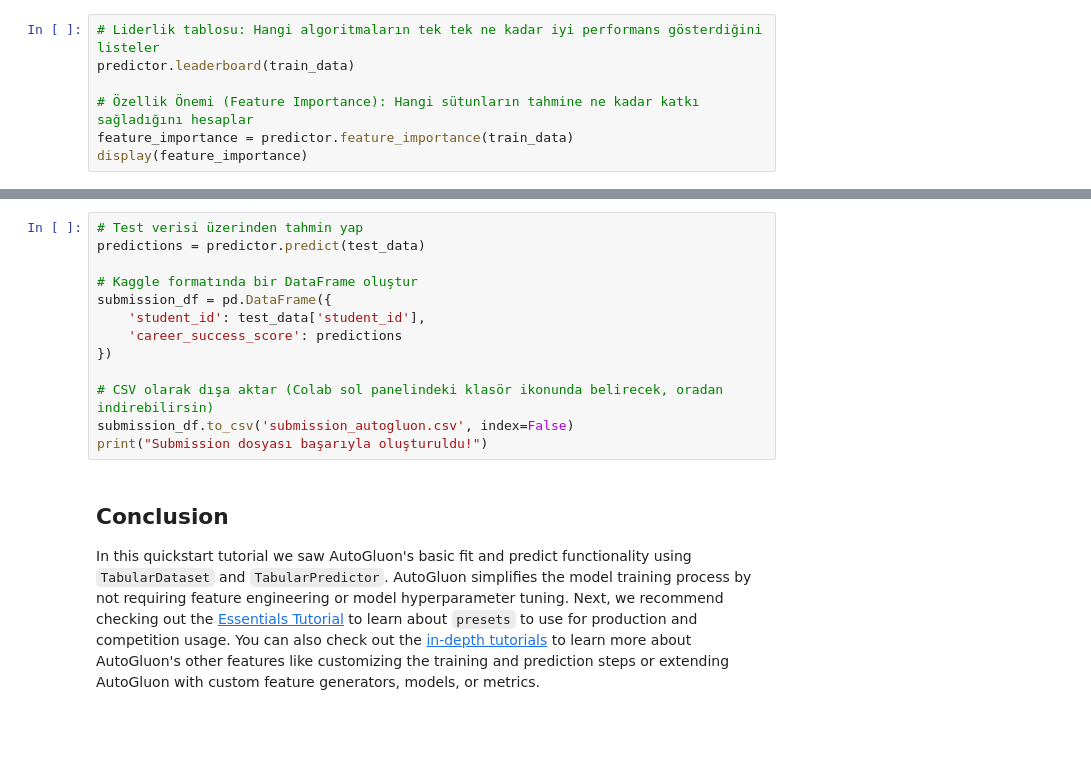
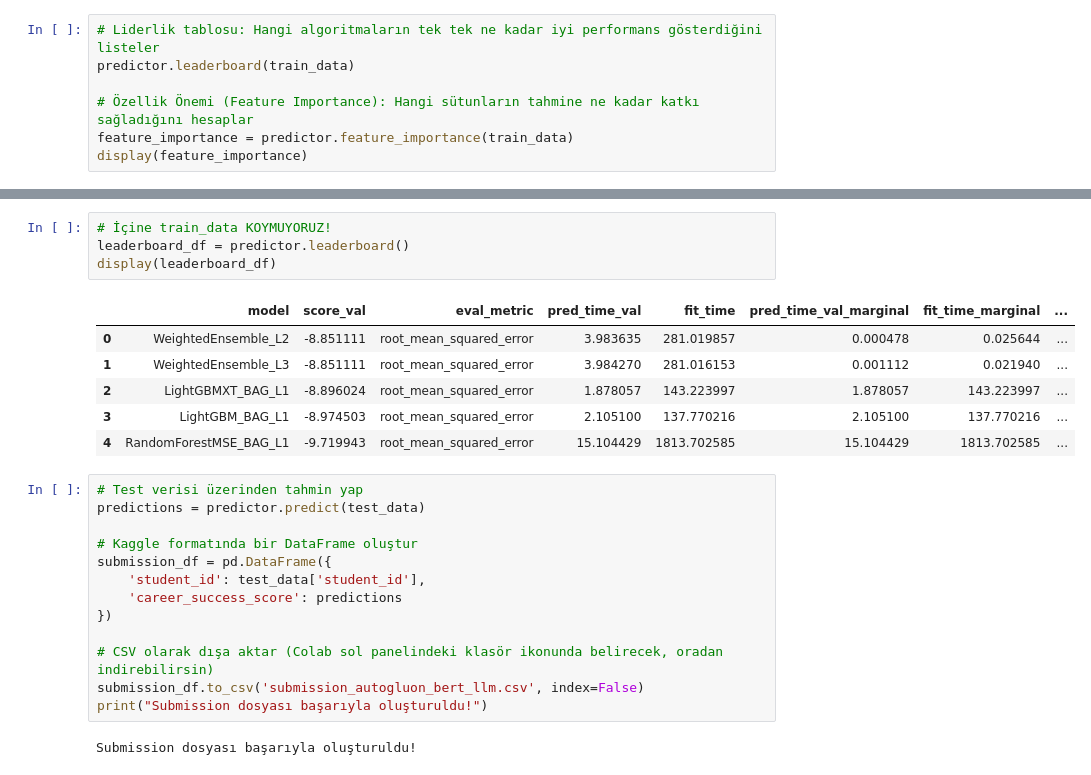
Before and after one commit to Aosm26/btkdatathon, a Jupyter notebook: autogluon_özelliksiz_llm_bert.ipynb, the cells around one changed output, grey strips where cells are left out. Cells and saved outputs as stored; diff of their text form; blank space fills up the shorter version.

```diff
--- a/autogluon_özelliksiz_llm_bert.ipynb
+++ b/autogluon_özelliksiz_llm_bert.ipynb
@@ -102,3 +147,14 @@ display(feature_importance)
+# %%
+# İçine train_data KOYMUYORUZ!
+leaderboard_df = predictor.leaderboard()
+display(leaderboard_df)
+# %% [output]
+|  | model | score_val | eval_metric | pred_time_val | fit_time | pred_time_val_marginal | fit_time_marginal | ... |
+| 0 | WeightedEnsemble_L2 | -8.851111 | root_mean_squared_error | 3.983635 | 281.019857 | 0.000478 | 0.025644 | ... |
+| 1 | WeightedEnsemble_L3 | -8.851111 | root_mean_squared_error | 3.984270 | 281.016153 | 0.001112 | 0.021940 | ... |
+| 2 | LightGBMXT_BAG_L1 | -8.896024 | root_mean_squared_error | 1.878057 | 143.223997 | 1.878057 | 143.223997 | ... |
+| 3 | LightGBM_BAG_L1 | -8.974503 | root_mean_squared_error | 2.105100 | 137.770216 | 2.105100 | 137.770216 | ... |
+| 4 | RandomForestMSE_BAG_L1 | -9.719943 | root_mean_squared_error | 15.104429 | 1813.702585 | 15.104429 | 1813.702585 | ... |
 # %%
 # Test verisi üzerinden tahmin yap
 predictions = predictor.predict(test_data)
@@ -110,9 +166,7 @@ submission_df = pd.DataFrame({
 })
 
 # CSV olarak dışa aktar (Colab sol panelindeki klasör ikonunda belirecek, oradan indirebilirsin)
-submission_df.to_csv('submission_autogluon.csv', index=False)
+submission_df.to_csv('submission_autogluon_bert_llm.csv', index=False)
 print("Submission dosyası başarıyla oluşturuldu!")
+# %% [output]
+Submission dosyası başarıyla oluşturuldu!
-# %% [markdown]
-## Conclusion
-
-In this quickstart tutorial we saw AutoGluon's basic fit and predict functionality using `TabularDataset` and `TabularPredictor`. AutoGluon simplifies the model training process by not requiring feature engineering or model hyperparameter tuning. Next, we recommend checking out the [Essentials Tutorial](tabular-essentials.ipynb) to learn about `presets` to use for production and competition usage. You can also check out the [in-depth tutorials](index.html) to learn more about AutoGluon's other features like customizing the training and prediction steps or extending AutoGluon with custom feature generators, models, or metrics.
```
Also changed, not shown: parts of 3 cells of this notebook.
